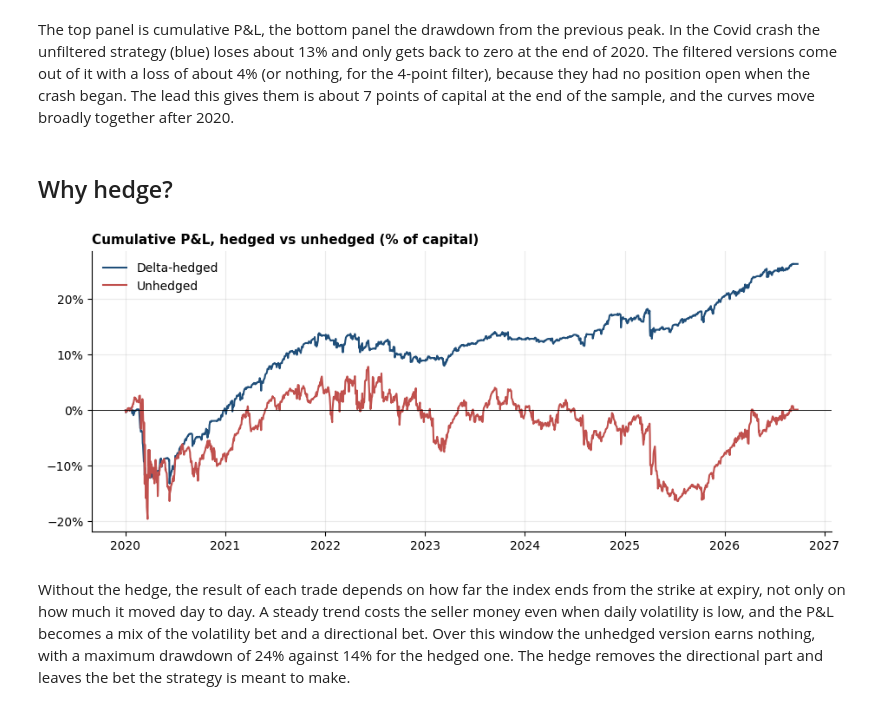
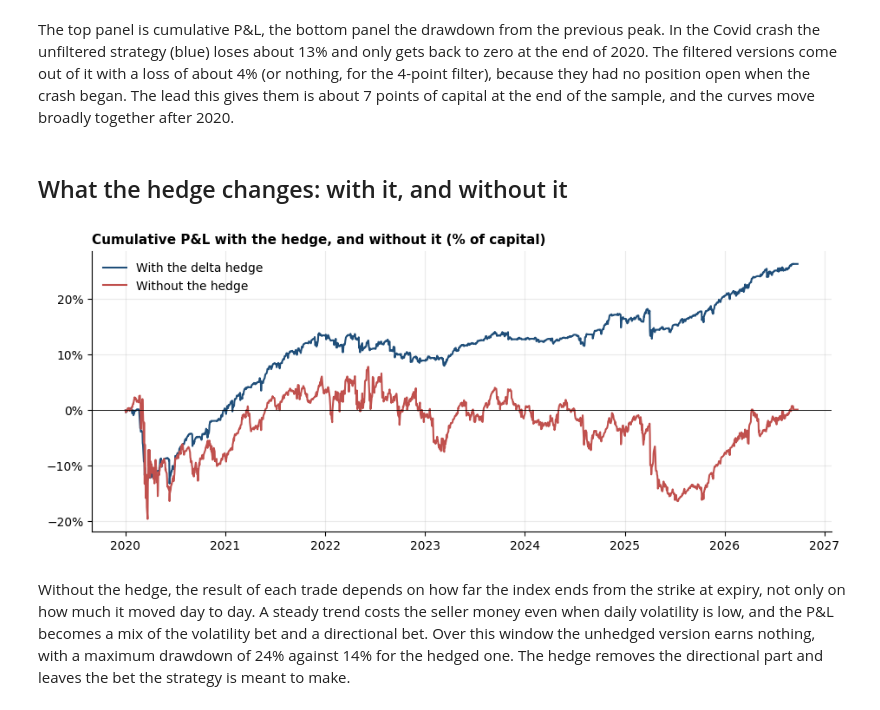
Before and after one commit to MelsaCavuldak/vol-risk-premium, a Jupyter notebook: 04_backtest.ipynb, the cells around one changed output. Saved outputs shown, nothing was run; the diff lists cells and outputs as text; code cells hidden in the pictures.

```diff
--- a/04_backtest.ipynb
+++ b/04_backtest.ipynb
@@ -77,24 +77,24 @@ plot_equity({k: v for k, v in returns_by_strategy.items() if k != "Short straddl
 [figure]
 # %% [markdown]
 The top panel is cumulative P&L, the bottom panel the drawdown from the previous peak. In the Covid crash the unfiltered strategy (blue) loses about 13% and only gets back to zero at the end of 2020. The filtered versions come out of it with a loss of about 4% (or nothing, for the 4-point filter), because they had no position open when the crash began. The lead this gives them is about 7 points of capital at the end of the sample, and the curves move broadly together after 2020.
-# %% [markdown]
-## Why hedge?
+# %% [markdown]
+## What the hedge changes: with it, and without it
 # %%
 from vrp.plots import PALETTE, style
 
 hedged = returns_by_strategy["Short straddle, delta-hedged"]
 unhedged = returns_by_strategy["Short straddle, unhedged"]
 fig, ax = plt.subplots(figsize=(11, 4.2))
-ax.plot(hedged.index, hedged.cumsum(), color=PALETTE[0], label="Delta-hedged")
-ax.plot(unhedged.index, unhedged.cumsum(), color=PALETTE[1], label="Unhedged")
+ax.plot(hedged.index, hedged.cumsum(), color=PALETTE[0], label="With the delta hedge")
+ax.plot(unhedged.index, unhedged.cumsum(), color=PALETTE[1], label="Without the hedge")
 ax.axhline(0, color="black", lw=0.6)
 ax.yaxis.set_major_formatter(plt.matplotlib.ticker.PercentFormatter(1.0))
 ax.legend(frameon=False)
-style(ax, "Cumulative P&L, hedged vs unhedged (% of capital)")
+style(ax, "Cumulative P&L with the hedge, and without it (% of capital)")
 plt.close(fig)
 fig
 # %% [output]
-[figure, old version]
+[figure, new version]
 # %% [markdown]
 Without the hedge, the result of each trade depends on how far the index ends from the strike at expiry, not only on how much it moved day to day. A steady trend costs the seller money even when daily volatility is low, and the P&L becomes a mix of the volatility bet and a directional bet. Over this window the unhedged version earns nothing, with a maximum drawdown of 24% against 14% for the hedged one. The hedge removes the directional part and leaves the bet the strategy is meant to make.
 # %% [markdown]
```
Also changed, not shown: parts of 4 cells of this notebook, 7 other files.
